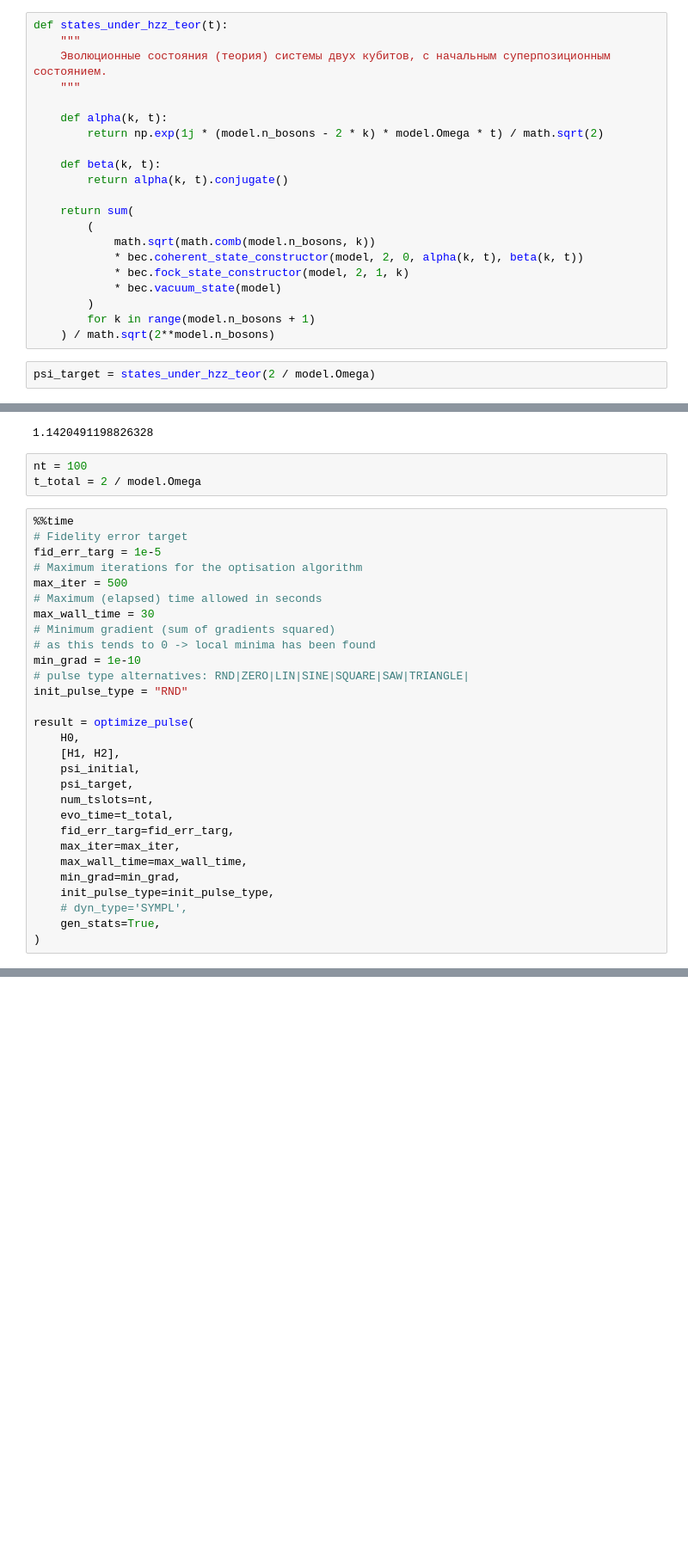
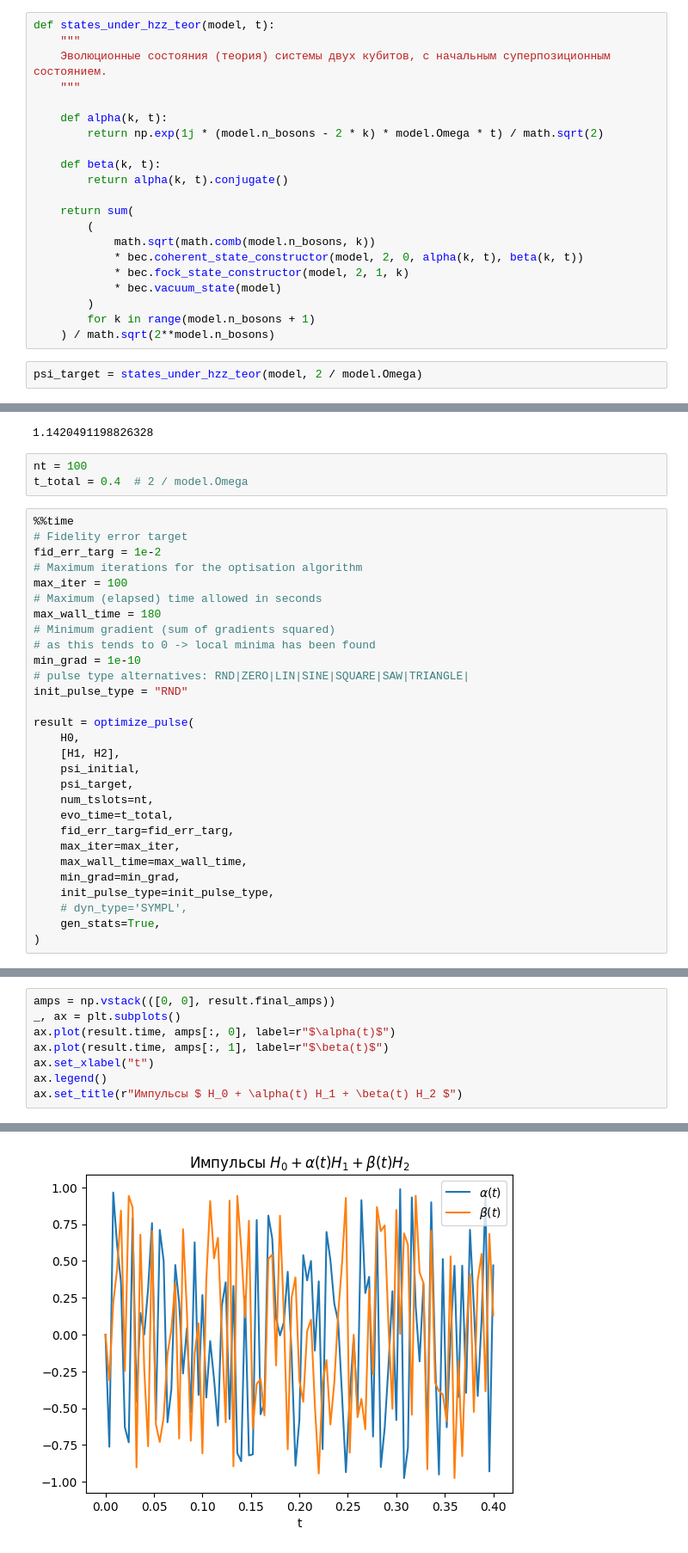
Before and after one commit to kephircheek/research-emqwuqoc, a Jupyter notebook: notebooks/QOC-with-effective-ham.ipynb, the cells around one changed output, grey strips where cells are left out. Shown at 86% size. Cells and saved outputs as stored; diff of their text form; blank space fills up the shorter version.

```diff
--- a/notebooks/QOC-with-effective-ham.ipynb
+++ b/notebooks/QOC-with-effective-ham.ipynb
@@ -78,5 +82,5 @@ psi_initial = (
 # %%
-def states_under_hzz_teor(t):
+def states_under_hzz_teor(model, t):
     """
     Эволюционные состояния (теория) системы двух кубитов, с начальным суперпозиционным состоянием.
     """
@@ -97,22 +101,22 @@ def states_under_hzz_teor(t):
         for k in range(model.n_bosons + 1)
     ) / math.sqrt(2**model.n_bosons)
 # %%
-psi_target = states_under_hzz_teor(2 / model.Omega)
+psi_target = states_under_hzz_teor(model, 2 / model.Omega)
 # %%
 qutip.entropy_vn(qutip.ptrace(psi_target, [0, 1]))
 # %% [output]
 1.1420491198826328
 # %%
 nt = 100
-t_total = 2 / model.Omega
+t_total = 0.4  # 2 / model.Omega
 # %%
 %%time
 # Fidelity error target
-fid_err_targ = 1e-5
+fid_err_targ = 1e-2
 # Maximum iterations for the optisation algorithm
-max_iter = 500
+max_iter = 100
 # Maximum (elapsed) time allowed in seconds
-max_wall_time = 30
+max_wall_time = 180
 # Minimum gradient (sum of gradients squared)
 # as this tends to 0 -> local minima has been found
 min_grad = 1e-10
@@ -142,0 +168,9 @@ result.fidelity
+# %%
+amps = np.vstack(([0, 0], result.final_amps))
+_, ax = plt.subplots()
+ax.plot(result.time, amps[:, 0], label=r"$\alpha(t)$")
+ax.plot(result.time, amps[:, 1], label=r"$\beta(t)$")
+ax.set_xlabel("t")
+ax.legend()
+ax.set_title(r"Импульсы $ H_0 + \alpha(t) H_1 + \beta(t) H_2 $")
+# %% [output]
@@ -142,0 +178 @@ result.fidelity
+[figure, added]
```
Also changed, not shown: parts of 11 cells of this notebook.
